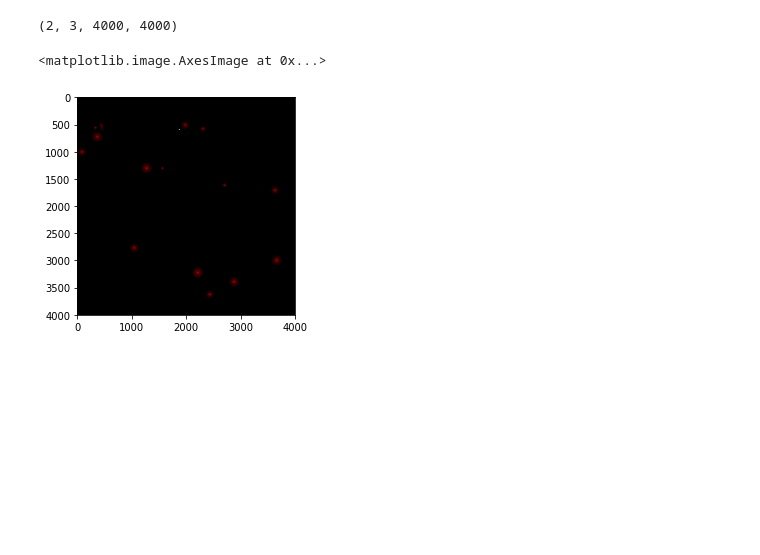
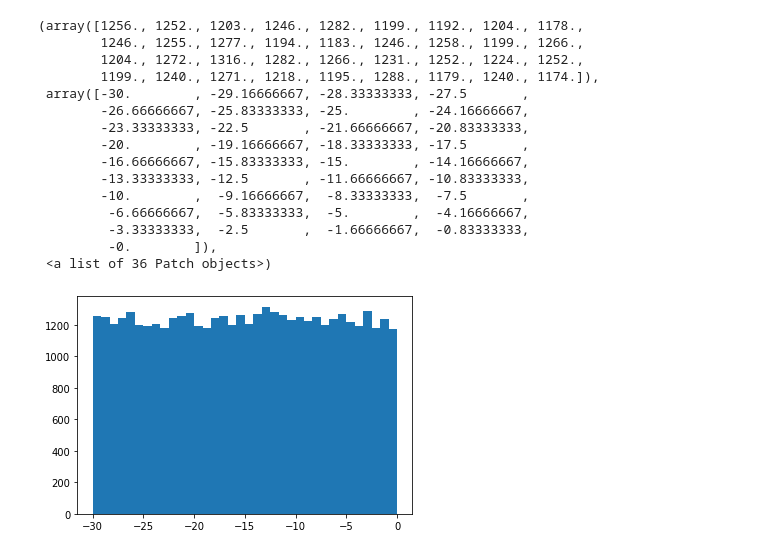
Before and after one commit to shahrokh765/MLSpectrumAllocation, a Jupyter notebook: CNN.ipynb, the cells around one changed output. Cells and saved outputs as stored; diff of their text form; code cells hidden in the pictures; blank space fills up the shorter version.

```diff
--- a/CNN.ipynb
+++ b/CNN.ipynb
@@ -18,13 +76,14 @@ PointWithDistance = namedtuple('PointWithDistance', ('p', 'dist'))
 # %%
 # LOAD DATA
-dataframe = pd.read_csv('ML\data\dynamic_pus_using_pus50000_15PUs_201910_2616_25.txt', delimiter=',', header=None)
-dataframe_max = pd.read_csv('ML\data\dynamic_pus_max_power50000_15PUs_201910_2616_25.txt', delimiter=',', header=None)
+dataframe = pd.read_csv('ML/data/dynamic_pus_using_pus50000_9PUs_202001_1515_05_200.txt', delimiter=',', header=None)
+dataframe_max = pd.read_csv('ML/data/dynamic_pus_max_power50000_9PUs_202001_1515_05_200.txt', delimiter=',', header=None)
 
 dataframe.reset_index(drop=True, inplace=True)
 dataframe_max.reset_index(drop=True, inplace=True)
 
 dataframe_tot = pd.concat([dataframe, dataframe_max.iloc[:, dataframe_max.columns.values[-1]]], axis=1,
                         ignore_index=True)
+
 idx = dataframe_tot[dataframe_tot[dataframe_tot.columns[-1]] == -float('inf')].index
 dataframe_tot.drop(idx, inplace=True)
 
@@ -32,4 +91,12 @@ data_reg = np.concatenate((dataframe_tot.values[:, 0:dataframe_tot.shape[1]-3],
                            dataframe_tot.values[:, dataframe_tot.shape[1]-1:dataframe_tot.shape[1]]), axis=1)
 data_class = dataframe_tot.values[:, 0:dataframe_tot.shape[1]-1]
 y_class_power = dataframe_tot.values[:, -1]
+
+if sensors:
+    sensors_location = []
+    with open(sensors_file_path, 'r') as f:
+        lines = f.readlines()
+        for line in lines:
+            line = line.split(' ')
+            sensors_location.append(Point(int(float(line[0])), int(float(line[1]))))
 del dataframe, dataframe_max
@@ -194,4 +344,0 @@ print(pus_num, num_pus)
-# %%
-x_train.shape
-# %% [output]
-(2, 3, 4000, 4000)
@@ -200,5 +344,0 @@ aa = np.swapaxes(x_train[0], 0, 2)
-# %%
-plt.imshow(aa)
-# %% [output]
-<matplotlib.image.AxesImage at 0x...>
-[figure, removed]
@@ -222,0 +345,19 @@ cnn.add(layers.Dense(1, activation='linear'))
+# %%
+plt.hist(data_reg[:,2:3:45], bins='auto')
+# %% [output]
+(array([1256., 1252., 1203., 1246., 1282., 1199., 1192., 1204., 1178.,
+        1246., 1255., 1277., 1194., 1183., 1246., 1258., 1199., 1266.,
+        1204., 1272., 1316., 1282., 1266., 1231., 1252., 1224., 1252.,
+        1199., 1240., 1271., 1218., 1195., 1288., 1179., 1240., 1174.]),
+ array([-30.        , -29.16666667, -28.33333333, -27.5       ,
+        -26.66666667, -25.83333333, -25.        , -24.16666667,
+        -23.33333333, -22.5       , -21.66666667, -20.83333333,
+        -20.        , -19.16666667, -18.33333333, -17.5       ,
+        -16.66666667, -15.83333333, -15.        , -14.16666667,
+        -13.33333333, -12.5       , -11.66666667, -10.83333333,
+        -10.        ,  -9.16666667,  -8.33333333,  -7.5       ,
+         -6.66666667,  -5.83333333,  -5.        ,  -4.16666667,
+         -3.33333333,  -2.5       ,  -1.66666667,  -0.83333333,
+         -0.        ]),
+ <a list of 36 Patch objects>)
+[figure, added]
```
Also changed, not shown: parts of 61 cells of this notebook, 2 other files.
